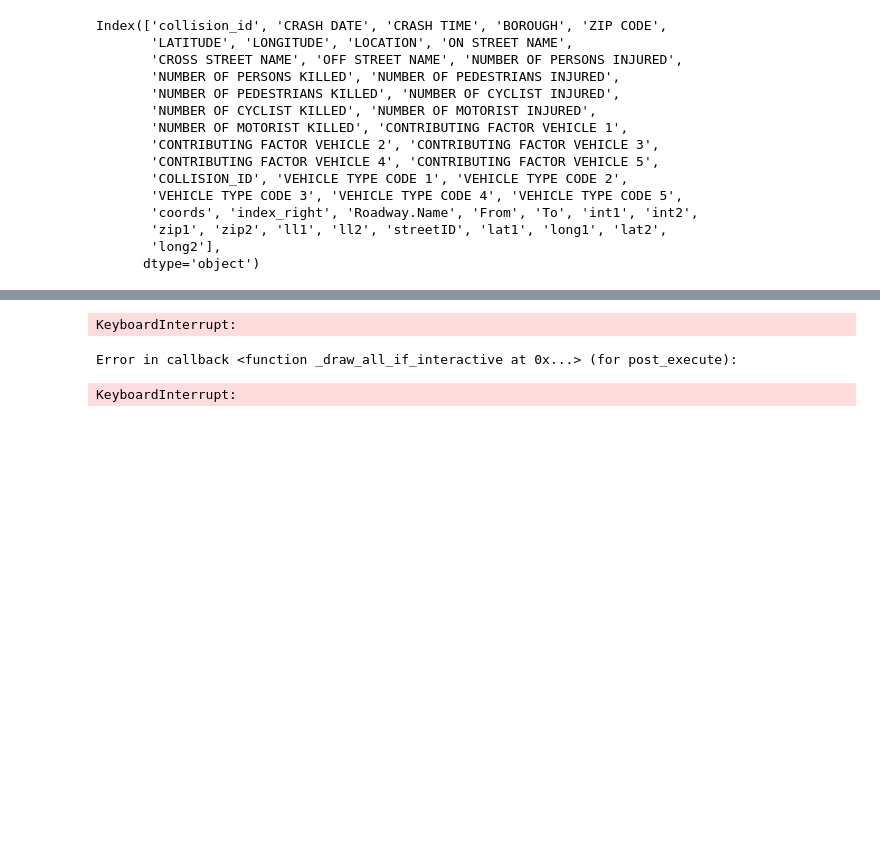
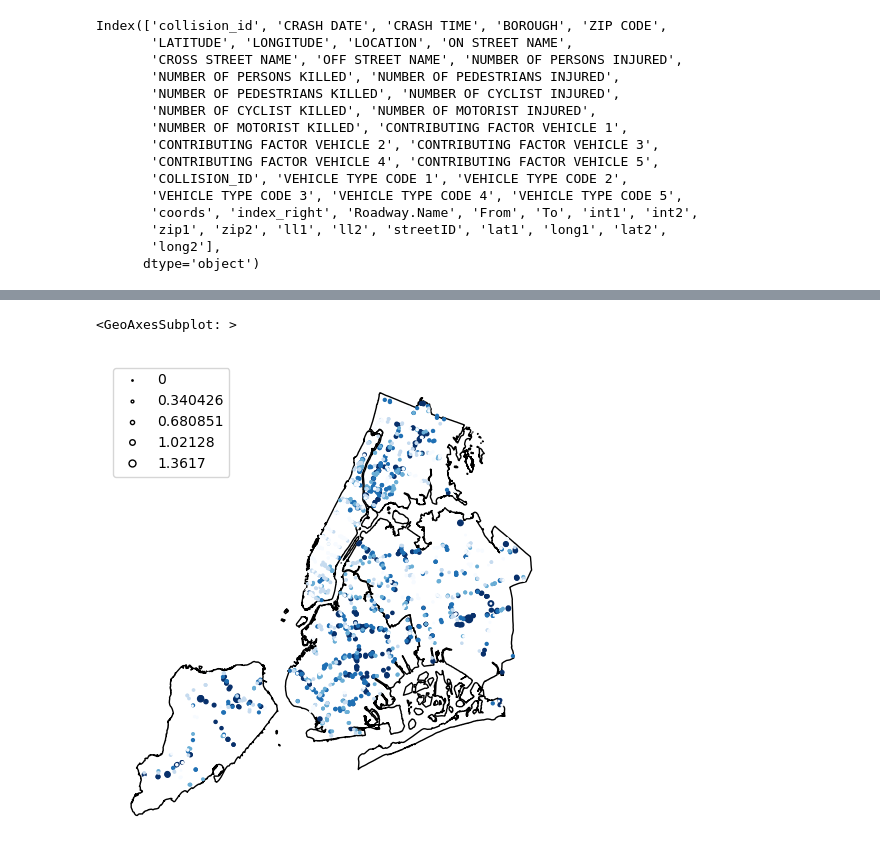
Before and after one commit to aj-cooke/NYC-Traffic-Accidents, a Jupyter notebook: collisions_analysis.ipynb, the cells around one changed output, grey strips where cells are left out. Saved outputs shown, nothing was run; the diff lists cells and outputs as text; code cells hidden in the pictures; blank space fills up the shorter version.

```diff
--- a/collisions_analysis.ipynb
+++ b/collisions_analysis.ipynb
@@ -64,2 +62,5 @@ ax = gplt.polyplot(boroughs)
+# %%
+injury_rate = collisionfuncs.rate(collisions, 'NUMBER OF PERSONS INJURED')
 # %%
-collisions_geo = geofuncs.to_geojson(collisions[collisions['NUMBER OF PERSONS INJURED'] > 0], 'NUMBER OF PERSONS INJURED')
+injury_rate_geo = geofuncs.to_geojson(injury_rate, 'lat1', 'long1',[
+          'NUMBER OF PERSONS INJURED', 'streetID'])
@@ -77,13 +78,16 @@ collisions_geo.head()
 # %%
-gplt.pointplot(collisions_geo)
+proj = gplt.crs.AlbersEqualArea(central_latitude=40.7128, central_longitude=-74.0059)
+ax = gplt.polyplot(boroughs, projection=proj)
 gplt.pointplot(
-    collisions_geo,
+    injury_rate_geo,
+    projection=proj,
     ax=ax,
     hue='NUMBER OF PERSONS INJURED',
     cmap='Blues',
     scheme='quantiles',
-    scale='NUMBER OF PERSONS INJURED')
+    scale='NUMBER OF PERSONS INJURED',
+    legend=True,
+    legend_var='scale',)
 # %% [output]
-KeyboardInterrupt:
+<GeoAxesSubplot: >
-Error in callback <function _draw_all_if_interactive at 0x...> (for post_execute):
-KeyboardInterrupt:
+[figure, added]
```
Also changed, not shown: parts of 8 cells of this notebook, 2 other files.
